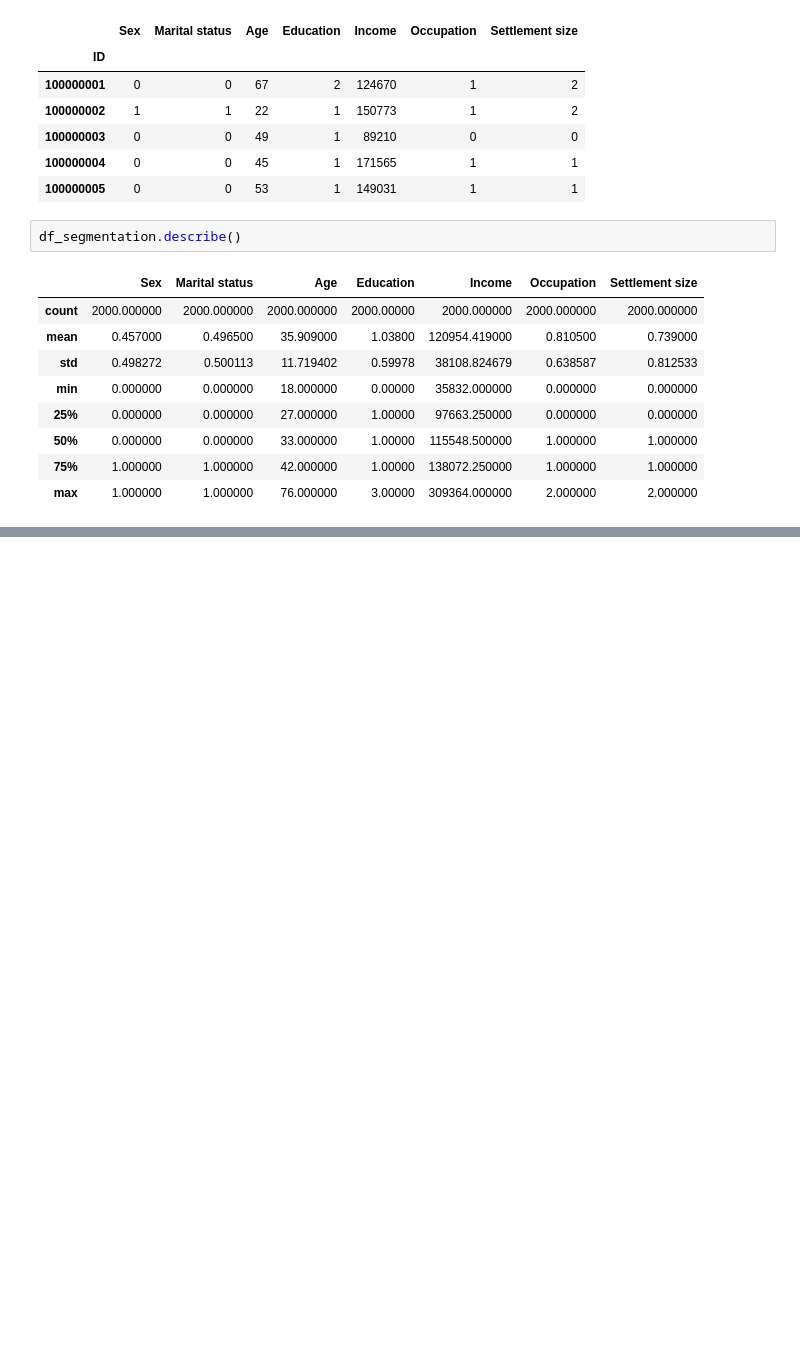
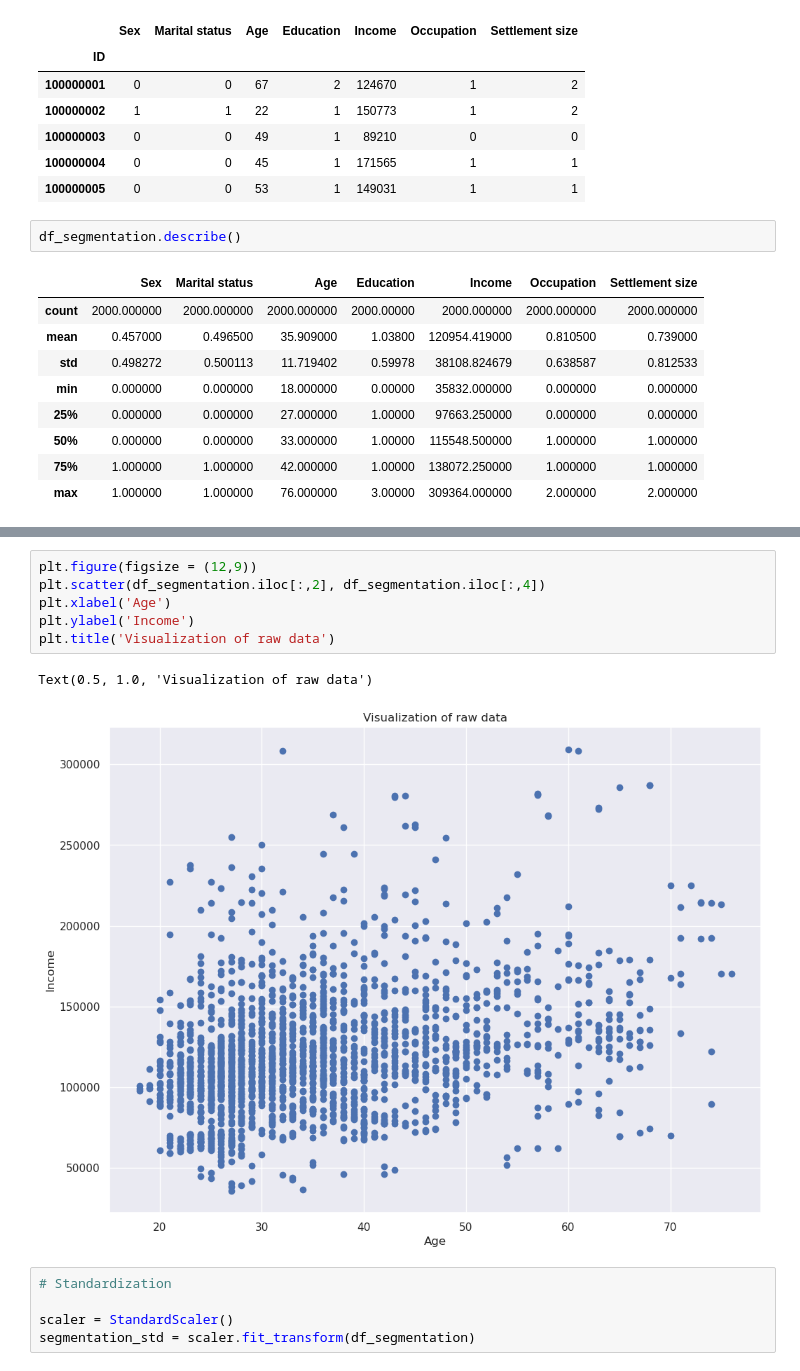
Before and after one commit to ngminhtrung/travis-jupiter-codespace, a Jupyter notebook: notebooks/udemy-customer-analytics/Customer analytics.ipynb, the cells around one changed output, grey strips where cells are left out. Saved outputs shown, nothing was run; the diff lists cells and outputs as text; blank space fills up the shorter version.

```diff
--- a/notebooks/udemy-customer-analytics/Customer analytics.ipynb
+++ b/notebooks/udemy-customer-analytics/Customer analytics.ipynb
@@ -28,0 +67,14 @@ df_segmentation.describe()
+# %%
+plt.figure(figsize = (12,9))
+plt.scatter(df_segmentation.iloc[:,2], df_segmentation.iloc[:,4])
+plt.xlabel('Age')
+plt.ylabel('Income')
+plt.title('Visualization of raw data')
+# %% [output]
+Text(0.5, 1.0, 'Visualization of raw data')
+[figure, added]
+# %%
+# Standardization
+
+scaler = StandardScaler()
+segmentation_std = scaler.fit_transform(df_segmentation)
```
Also changed, not shown: parts of 15 cells of this notebook.
